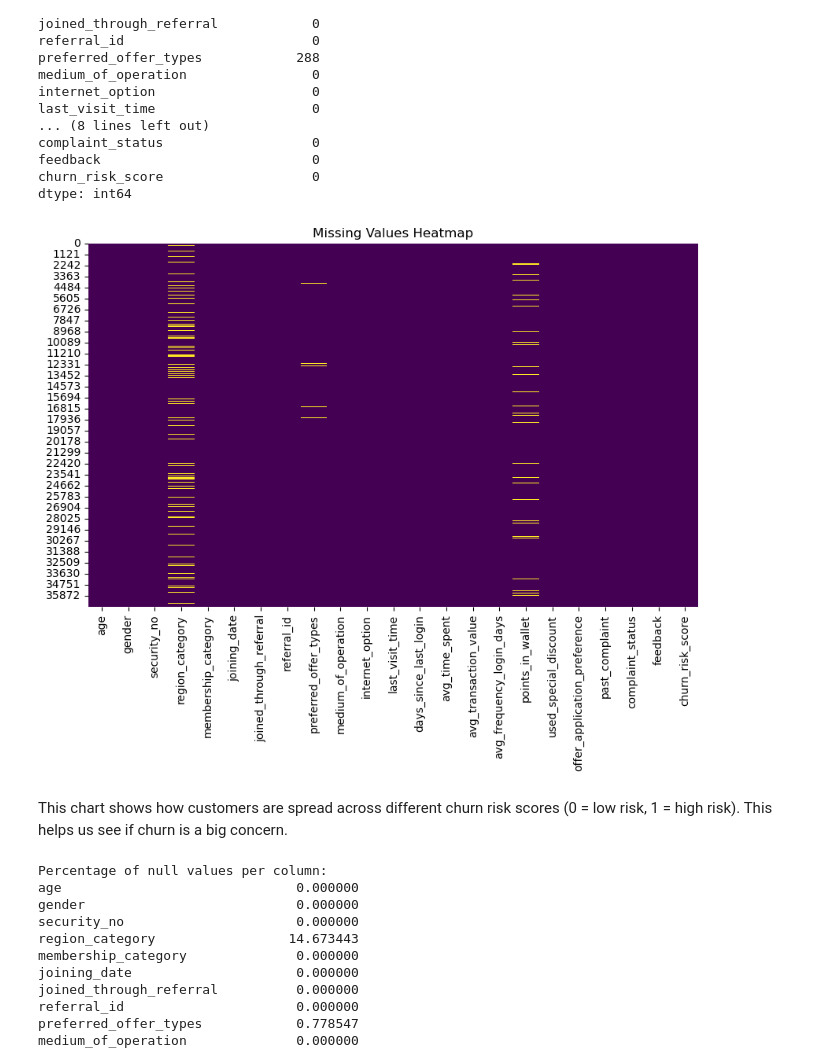
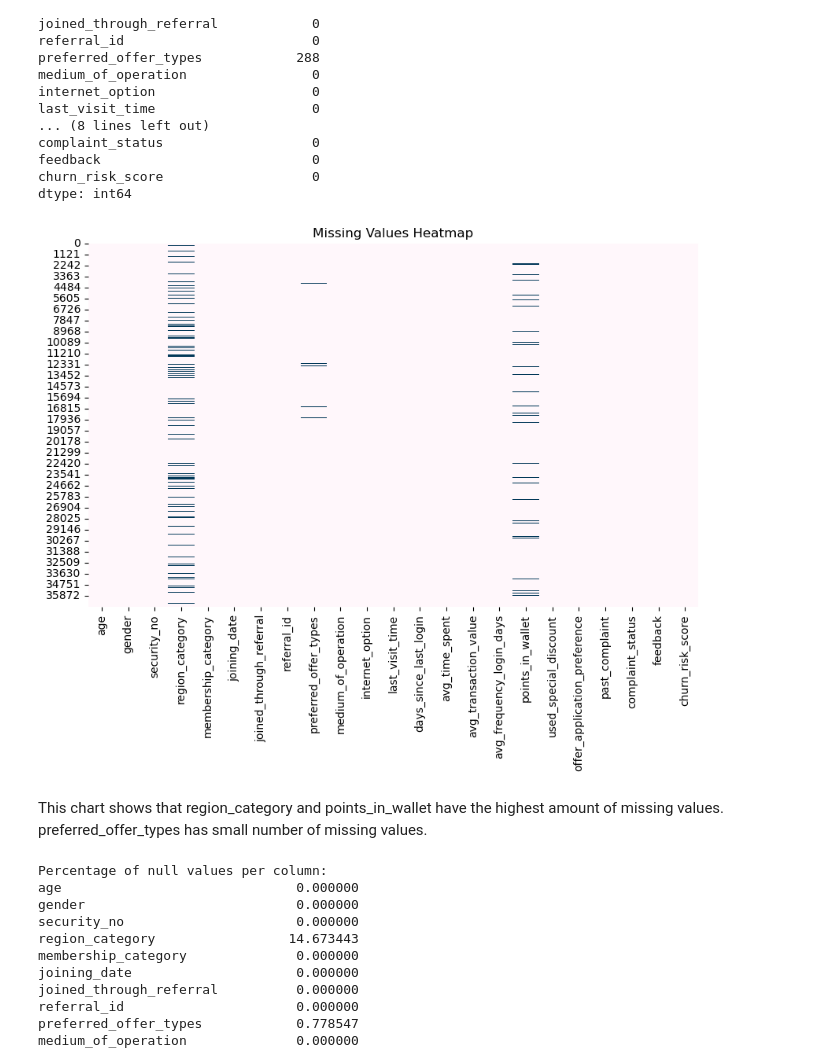
Before and after one commit to wambuikariuki/Capstone_Phase5_group9, a Jupyter notebook: Notebook.ipynb, the cells around one changed output. Drawn from its saved outputs; the diff is of its cells as text; code cells hidden in the pictures.

```diff
--- a/Notebook.ipynb
+++ b/Notebook.ipynb
@@ -165,13 +190,13 @@ dtype: int64
 # %%
 # Missing values heatmap
 plt.figure(figsize=(10, 6))
-sns.heatmap(df.isnull(), cbar=False, cmap='viridis')
+sns.heatmap(df.isnull(), cbar=False, cmap='PuBu')
 plt.title("Missing Values Heatmap")
 plt.show()
 # %% [output]
-[figure, old version]
+[figure, new version]
-# %% [markdown]
-This chart shows how customers are spread across different churn risk scores (0 = low risk, 1 = high risk). This helps us see if churn is a big concern.
+# %% [markdown]
+This chart shows that region_category and points_in_wallet have the highest amount of missing values. preferred_offer_types has small number of missing values.
 # %%
 # Calculate null values per column as a percentage
 null_percentage = (df.isnull().sum() / len(df)) * 100
```
Also changed, not shown: parts of 73 cells of this notebook.
